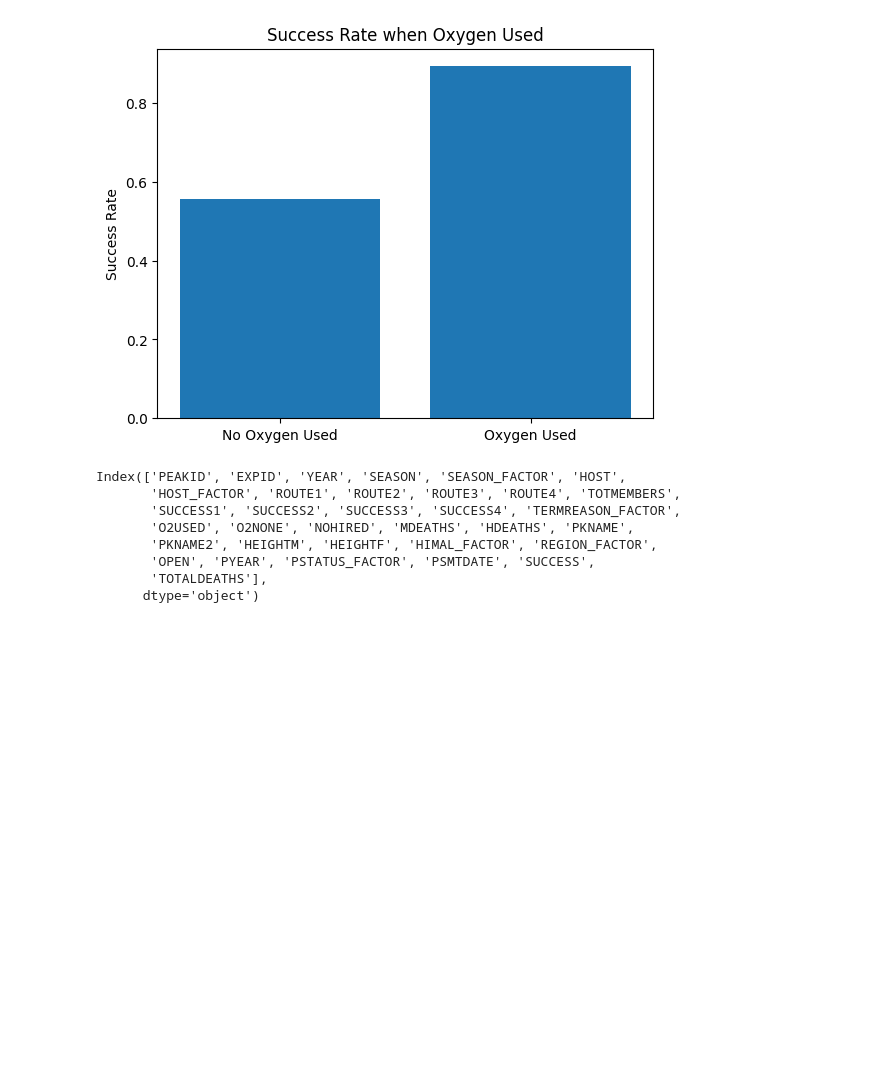
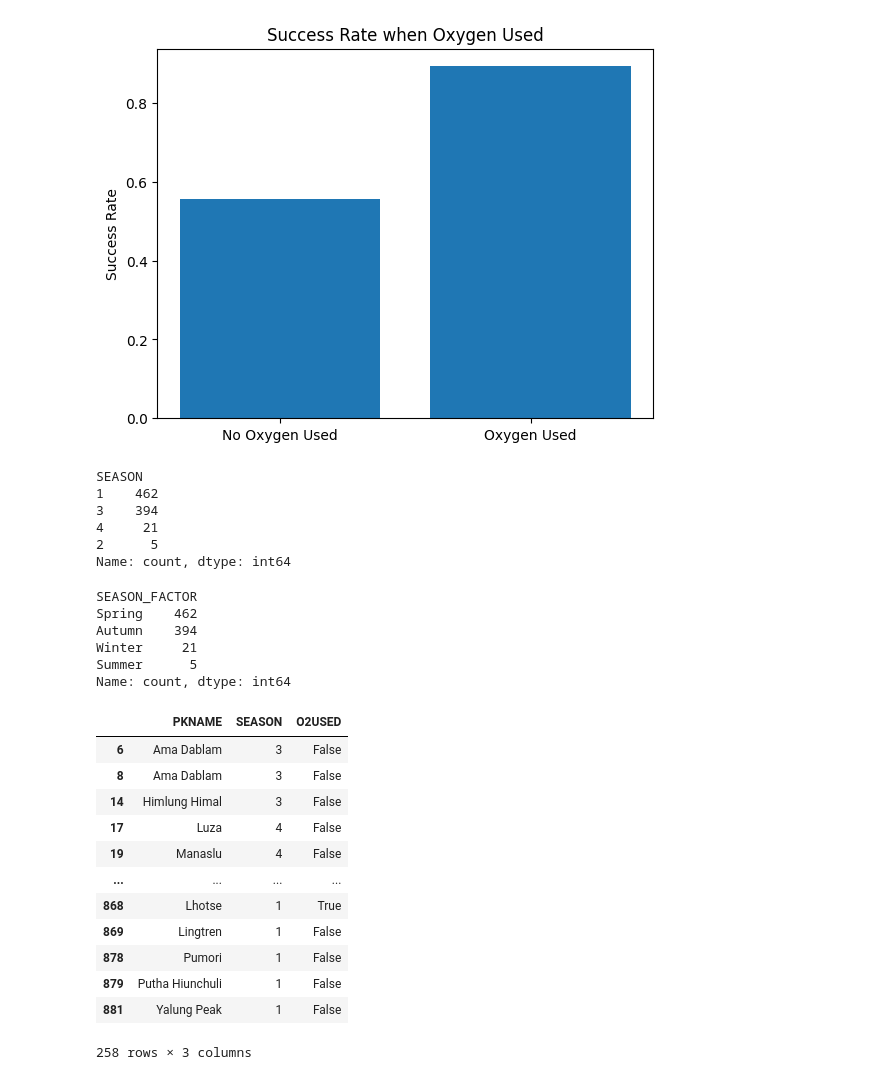
Before and after one commit to lazy-upa/Mountaineering-Expedition-Prediction, a Jupyter notebook: src/analysis.ipynb, the cells around one changed output. Cells and saved outputs as stored; diff of their text form; code cells hidden in the pictures; blank space fills up the shorter version.

```diff
--- a/src/analysis.ipynb
+++ b/src/analysis.ipynb
@@ -398,13 +404,36 @@ plt.title('Success Rate when Oxygen Used')
 Text(0.5, 1.0, 'Success Rate when Oxygen Used')
 [figure]
 # %%
-df.columns
+df['SEASON'].value_counts()
 # %% [output]
-Index(['PEAKID', 'EXPID', 'YEAR', 'SEASON', 'SEASON_FACTOR', 'HOST',
-       'HOST_FACTOR', 'ROUTE1', 'ROUTE2', 'ROUTE3', 'ROUTE4', 'TOTMEMBERS',
-       'SUCCESS1', 'SUCCESS2', 'SUCCESS3', 'SUCCESS4', 'TERMREASON_FACTOR',
-       'O2USED', 'O2NONE', 'NOHIRED', 'MDEATHS', 'HDEATHS', 'PKNAME',
-       'PKNAME2', 'HEIGHTM', 'HEIGHTF', 'HIMAL_FACTOR', 'REGION_FACTOR',
-       'OPEN', 'PYEAR', 'PSTATUS_FACTOR', 'PSMTDATE', 'SUCCESS',
-       'TOTALDEATHS'],
-      dtype='object')
+SEASON
+1    462
+3    394
+4     21
+2      5
+Name: count, dtype: int64
+# %%
+df['SEASON_FACTOR'].value_counts()
+# %% [output]
+SEASON_FACTOR
+Spring    462
+Autumn    394
+Winter     21
+Summer      5
+Name: count, dtype: int64
+# %%
+df[df['SUCCESS1'] == False][['PKNAME', 'SEASON', 'O2USED']]
+# %% [output]
+|  | PKNAME | SEASON | O2USED |
+| 6 | Ama Dablam | 3 | False |
+| 8 | Ama Dablam | 3 | False |
+| 14 | Himlung Himal | 3 | False |
+| 17 | Luza | 4 | False |
+| 19 | Manaslu | 4 | False |
+| ... | ... | ... | ... |
+| 868 | Lhotse | 1 | True |
+| 869 | Lingtren | 1 | False |
+| 878 | Pumori | 1 | False |
+| 879 | Putha Hiunchuli | 1 | False |
+| 881 | Yalung Peak | 1 | False |
+258 rows × 3 columns
```
Also changed, not shown: parts of 1 cell of this notebook, 1 other file.
